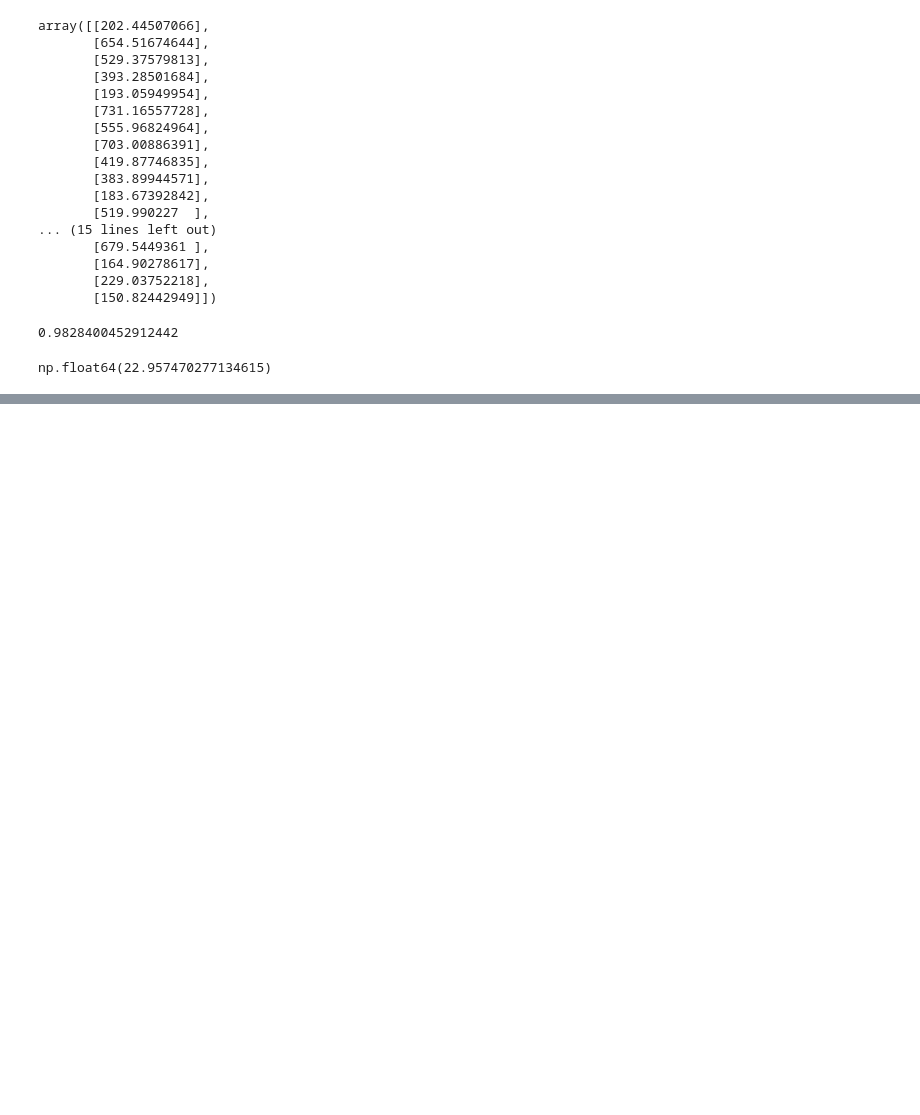
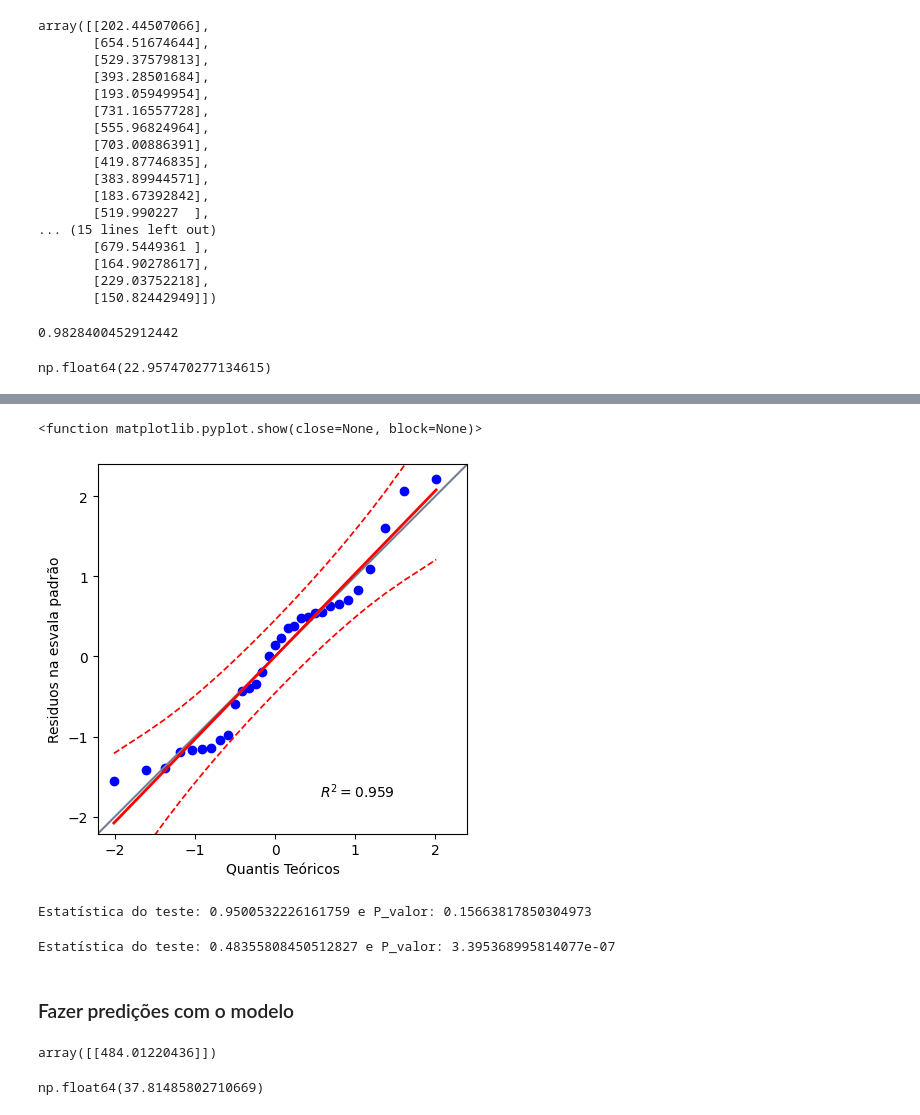
Before and after one commit to FelipeRodrigues07/simple_linear_regression_model, a Jupyter notebook: modelo_pontuacao.ipynb, the cells around one changed output, grey strips where cells are left out. Drawn from its saved outputs; the diff is of its cells as text; code cells hidden in the pictures; blank space fills up the shorter version.

```diff
--- a/modelo_pontuacao.ipynb
+++ b/modelo_pontuacao.ipynb
@@ -172,0 +218,45 @@ np.float64(22.957470277134615)
+# %%
+# Checar se residuos seguem uma distribuição normal
+#QQ (Quantile-Quantile) Plot, que avalia se uma amostra segue uma distribuição normal
+import pingouin as pg
+pg.qqplot(residuos_std, dist='norm', confidence=0.95)
+plt.xlabel('Quantis Teóricos') # onde deveria estar
+plt.ylabel('Residuos na esvala padrão')
+plt.show
+# %% [output]
+<function matplotlib.pyplot.show(close=None, block=None)>
+[figure, added]
+# %%
+# Teste de Normalidade -  Shapiro Wilk
+# H0 - Segue distribuição normal
+# H1 - Não segue uma ditribuição normal
+# Se o p-valor  > 0.05 não rejeita H0, caso contrario rejeitamos
+stat_shapiro, p_valor_shapiro =  shapiro(residuos.reshape(-1))
+print("Estatística do teste: {} e P_valor: {}".format(stat_shapiro, p_valor_shapiro))
+# %% [output]
+Estatística do teste: 0.9500532226161759 e P_valor: 0.15663817850304973
+# %%
+# Teste de Normalidade -  Kolmogorov-Smirnov
+# H0 - Segue distribuição normal
+# H1 - Não segue uma ditribuição normal
+# Se o p-valor  > 0.05 não rejeita H0, caso contrario rejeitamos
+stat_ks, p_valor_ks =  kstest(residuos.reshape(-1), 'norm')
+print("Estatística do teste: {} e P_valor: {}".format(stat_ks, p_valor_ks))# deu H1
+# %% [output]
+Estatística do teste: 0.48355808450512827 e P_valor: 3.395368995814077e-07
+# %% [markdown]
+### Fazer predições com o modelo
+# %%
+# Se eu estudar 30.4 horas, qual a pontuação prevista pelo modelo ?
+reg_model.predict([[30.4]])
+# %% [output]
+array([[484.01220436]])
+# %%
+# Quantas horas para estudar para obter 600 pontos (pelo modelo)?
+# y  = ax + b
+#  y - b = ax
+#  (y -b )/ a = x
+#   x =   (y - b ) / a
+(600 - reg_model.intercept_[0])/ reg_model.coef_[0][0]
+# %% [output]
+np.float64(37.81485802710669)
```
Also changed, not shown: parts of 9 cells of this notebook, 3 other files.
